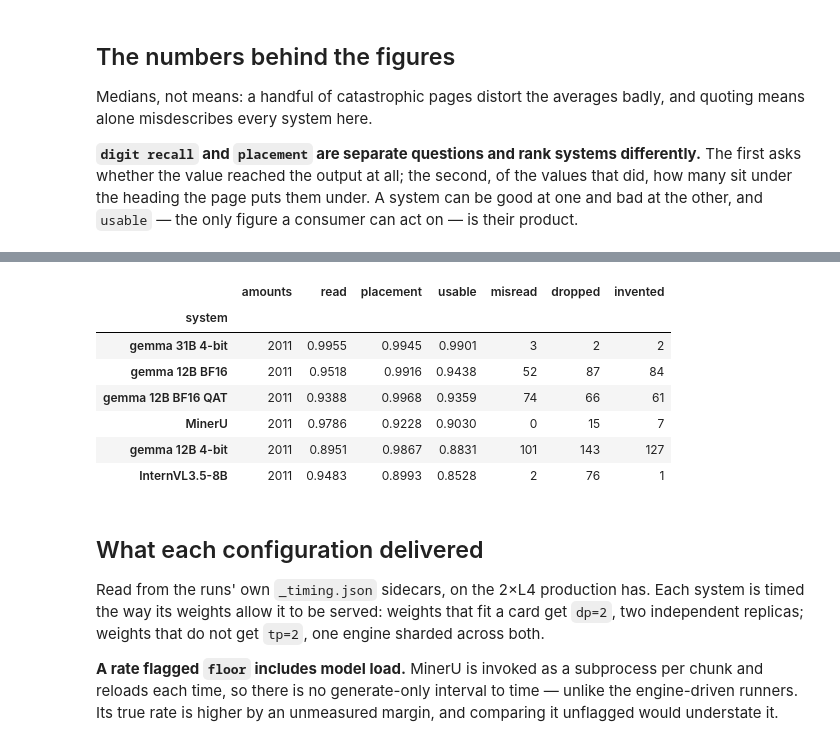
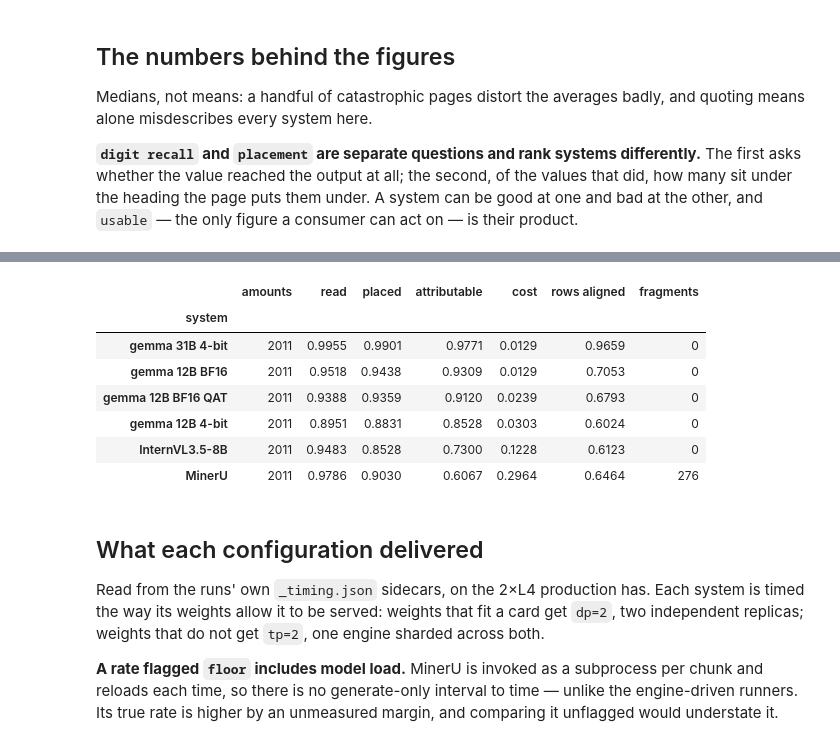
Before and after one commit to tmnestor/bank-statement-error-analysis, a Jupyter notebook: analysis/summary.ipynb, the cells around one changed output, grey strips where cells are left out. Saved outputs shown, nothing was run; the diff lists cells and outputs as text; code cells hidden in the pictures.

```diff
--- a/analysis/summary.ipynb
+++ b/analysis/summary.ipynb
@@ -46,18 +46,20 @@ REPORTS = [
     REPO / "scores_parsers.json",  # MinerU — reads no prompt
     REPO / "scores_v4.json",  # gemma 12B 4-bit, InternVL — current prompt
     REPO / "scores_control.json",  # the BF16 precision controls
-    REPO / "scores_31b.json",  # the capacity control
+    REPO / "scores_31b_tp2.json",  # the 31B, on the 2xL4 production will run
 ]
 available = [p for p in REPORTS if p.exists()]
 missing = [p.name for p in REPORTS if not p.exists()]
 if missing:
     print(f"not yet scored, skipping: {', '.join(missing)}")
 
-# scores_parsers.json also holds Docling, which was dropped from the study;
-# figures.EXCLUDED removes it here rather than in each chart, so a new figure
-# cannot restore it by forgetting to filter. Its median CER of 0.41 against a
-# mean of 1.65 is repetition loops, and it compresses every other system into
-# the top band of every axis these charts use.
+# The 31B is quoted from the 2xL4 tp=2 run, because production has no L40S. The
+# single-card run (scores_31b.json) is the control, checked two cells down: it
+# says sharding changes nothing the deployment rests on.
+#
+# scores_parsers.json also holds Docling, dropped from the study; figures.EXCLUDED
+# removes it here rather than in each chart, so a new figure cannot restore it by
+# forgetting to filter.
 documents = figures.load(*available)
 print(f"{len(documents)} document rows across {documents.system.nunique()} systems")
 print(f"excluded: {', '.join(sorted(figures.EXCLUDED))}")
@@ -123,38 +170,38 @@ summary.style.format("{:.4f}")
 # %%
 # Bank statements alone — the only genuinely hard tables in the corpus. Invoices
 # are near-saturated and receipts are a two-column list, so an average over the
 # three describes none of them.
 #
-# The two dimensions multiply: read × placement = usable. Reading them apart is
-# what shows that the 12B gemma and InternVL fail in opposite directions while
-# landing a few points apart on the figure either of them would be quoted by.
+# `cost` is placed minus attributable: the share of amounts a system files under
+# the right heading and then orphans in a row that identifies nothing. It is a
+# row-segmentation measure arrived at from the other direction, and it ranks the
+# systems the same way fragments do.
 statements = documents[documents.doc_type == "bank_statements"]
 statements.groupby("system").apply(
     lambda g: pd.Series(
         {
             "amounts": g.amounts.sum(),
             "read": g.read.sum() / g.amounts.sum(),
-            "placement": g.placed.sum() / g.read.sum(),
-            "usable": g.usable.sum() / g.amounts.sum(),
-            "misread": g.misread.sum(),
-            "dropped": g.dropped.sum(),
-            "invented": g.invented.sum(),
+            "placed": g.usable.sum() / g.amounts.sum(),
+            "attributable": g.attributable.sum() / g.amounts.sum(),
+            "cost": (g.usable.sum() - g.attributable.sum()) / g.amounts.sum(),
+            "rows aligned": g.aligned.sum() / g.truth_rows.sum(),
+            "fragments": g.fragments.sum(),
         }
     ),
     include_groups=False,
-).sort_values("usable", ascending=False).style.format(
-    {"amounts": "{:.0f}", "misread": "{:.0f}", "dropped": "{:.0f}", "invented": "{:.0f}"},
-    precision=4,
+).sort_values("attributable", ascending=False).style.format(
+    {"amounts": "{:.0f}", "fragments": "{:.0f}"}, precision=4
 )
 # %% [output]
-|  | amounts | read | placement | usable | misread | dropped | invented |
+|  | amounts | read | placed | attributable | cost | rows aligned | fragments |
 | system |  |  |  |  |  |  |  |
-| gemma 31B 4-bit | 2011 | 0.9955 | 0.9945 | 0.9901 | 3 | 2 | 2 |
-| gemma 12B BF16 | 2011 | 0.9518 | 0.9916 | 0.9438 | 52 | 87 | 84 |
-| gemma 12B BF16 QAT | 2011 | 0.9388 | 0.9968 | 0.9359 | 74 | 66 | 61 |
-| MinerU | 2011 | 0.9786 | 0.9228 | 0.9030 | 0 | 15 | 7 |
-| gemma 12B 4-bit | 2011 | 0.8951 | 0.9867 | 0.8831 | 101 | 143 | 127 |
-| InternVL3.5-8B | 2011 | 0.9483 | 0.8993 | 0.8528 | 2 | 76 | 1 |
+| gemma 31B 4-bit | 2011 | 0.9955 | 0.9901 | 0.9771 | 0.0129 | 0.9659 | 0 |
+| gemma 12B BF16 | 2011 | 0.9518 | 0.9438 | 0.9309 | 0.0129 | 0.7053 | 0 |
+| gemma 12B BF16 QAT | 2011 | 0.9388 | 0.9359 | 0.9120 | 0.0239 | 0.6793 | 0 |
+| gemma 12B 4-bit | 2011 | 0.8951 | 0.8831 | 0.8528 | 0.0303 | 0.6024 | 0 |
+| InternVL3.5-8B | 2011 | 0.9483 | 0.8528 | 0.7300 | 0.1228 | 0.6123 | 0 |
+| MinerU | 2011 | 0.9786 | 0.9030 | 0.6067 | 0.2964 | 0.6464 | 276 |
 # %% [markdown]
 ## What each configuration delivered
 
```
Also changed, not shown: parts of 7 cells of this notebook, 1 other file.
